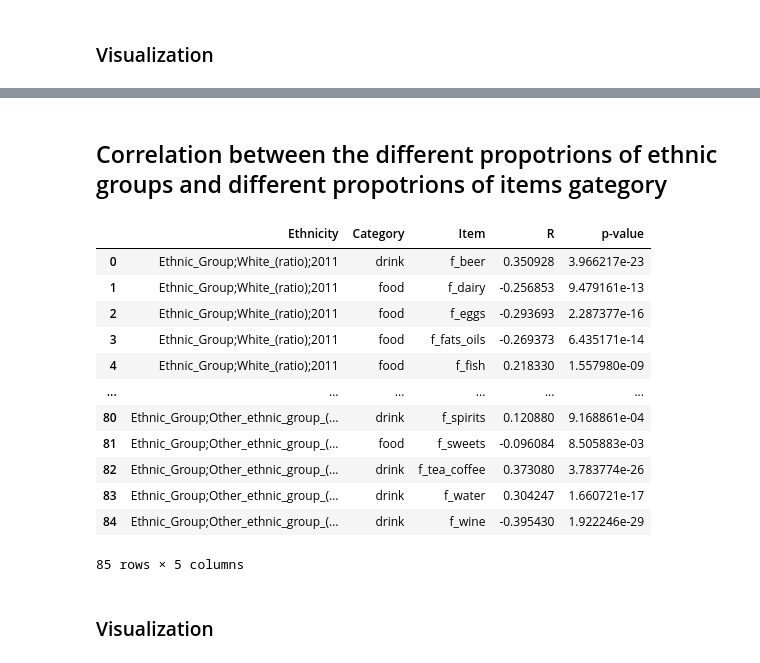
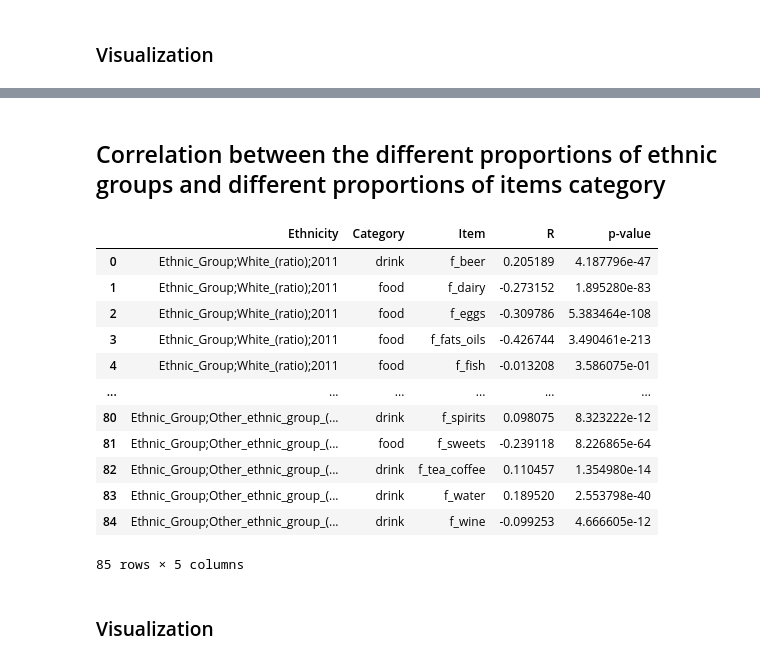
Before and after one commit to epfl-ada/ada-2020-project-milestone-p3-p3_enchiladas, a Jupyter notebook: proj_NB.ipynb, the cells around one changed output, grey strips where cells are left out. Saved outputs shown, nothing was run; the diff lists cells and outputs as text; code cells hidden in the pictures.

```diff
--- a/proj_NB.ipynb
+++ b/proj_NB.ipynb
@@ -212,6 +211,9 @@ def compute_entropies(df, f_col_list):
     n_col = len(f_col_list)
 
     h_df = pd.DataFrame()
+
+    if np.any(f_df > 1):
+        f_df = f_df.div(f_df.sum(axis=1), axis=0)
 
     # compute intermediates values inside the sum of eq (12)
     for col in f_df.columns:
@@ -339,15 +339,16 @@ plt.show()
 # %% [markdown]
 ## Correlation between the different proportions of ethnic groups and h_food_norm, h_drink_norm
 # %%
-f_ethnicity_idx_lo = repr_df.columns.get_loc('Ethnic_Group;White_(ratio);2011')
-f_ethnicity_idx_hi = repr_df.columns.get_loc('Ethnic_Group;Other_ethnic_group_(ratio);2011')+1
+f_ethnicity_idx_lo = full_df.columns.get_loc('Ethnic_Group;White_(ratio);2011')
+f_ethnicity_idx_hi = full_df.columns.get_loc('Ethnic_Group;Other_ethnic_group_(ratio);2011')+1
 
 # list containing the name of the ethnic groups
-ethnicity_col = np.array(repr_df.columns[f_ethnicity_idx_lo:f_ethnicity_idx_hi])
+ethnicity_col = np.array(full_df.columns[f_ethnicity_idx_lo:f_ethnicity_idx_hi])
 n_ethnicity = ethnicity_col.shape[0]
 
 # list containing the name of the item categories (food or drink)
-category_col = np.array(['food',
+category_col = np.array(['items',
+                         'food',
                          'drink'])
 n_category = category_col.shape[0]
 
@@ -357,13 +358,14 @@ category_col = np.tile(category_col, n_ethnicity)
 
 # list containing the values of the ethnic group representations
 f_ethnicities = []
-for col in repr_df.iloc[:, f_ethnicity_idx_lo:f_ethnicity_idx_hi].columns:
-    f_ethnicities.append(repr_df[col].values)
+for col in full_df.iloc[:, f_ethnicity_idx_lo:f_ethnicity_idx_hi].columns:
+    f_ethnicities.append(full_df[col].values)
 
 # list containing the values of items entropy for food and drink
-h_items_food = repr_df['h_items_food_norm'].values
-h_items_drink = repr_df['h_items_drink_norm'].values
-h_item_categories = [h_items_food, h_items_drink]
+h_items = full_df['h_items_norm'].values
+h_items_food = full_df['h_items_food_norm'].values
+h_items_drink = full_df['h_items_drink_norm'].values
+h_item_categories = [h_items, h_items_food, h_items_drink]
 
 # compute the correlation and their p-values
 R_col = []
@@ -418,16 +426,16 @@ plt.xticks(rotation=90 )
 # %% [markdown]
-## Correlation between the different propotrions of ethnic groups and different propotrions of items gategory
+## Correlation between the different proportions of ethnic groups and different proportions of items category
 # %%
 # list containing names of the different products proportions
-f_items_idx_lo = repr_df.columns.get_loc('f_beer')
-f_items_idx_hi = repr_df.columns.get_loc('f_wine')+1
-item_col = np.array(repr_df.columns[f_items_idx_lo:f_items_idx_hi]) # list containing name of the columns
+f_items_idx_lo = full_df.columns.get_loc('f_beer')
+f_items_idx_hi = full_df.columns.get_loc('f_wine')+1
+item_col = np.array(full_df.columns[f_items_idx_lo:f_items_idx_hi]) # list containing name of the columns
 n_item = item_col.shape[0]
 
 # list containing names of the different ethnic groups
-f_ethnicity_idx_lo = repr_df.columns.get_loc('Ethnic_Group;White_(ratio);2011')
-f_ethnicity_idx_hi = repr_df.columns.get_loc('Ethnic_Group;Other_ethnic_group_(ratio);2011')+1
-ethnicity_col = np.array(repr_df.columns[f_ethnicity_idx_lo:f_ethnicity_idx_hi]) # list containing name of the columns
+f_ethnicity_idx_lo = full_df.columns.get_loc('Ethnic_Group;White_(ratio);2011')
+f_ethnicity_idx_hi = full_df.columns.get_loc('Ethnic_Group;Other_ethnic_group_(ratio);2011')+1
+ethnicity_col = np.array(full_df.columns[f_ethnicity_idx_lo:f_ethnicity_idx_hi]) # list containing name of the columns
 n_ethnicity = ethnicity_col.shape[0]
 
 # repeat elements to get good format
@@ -436,12 +444,12 @@ ethnicity_col = np.repeat(ethnicity_col, n_item)
 
 
 f_items = []
-for col in repr_df.iloc[:, f_items_idx_lo:f_items_idx_hi].columns:
-    f_items.append(repr_df[col].values)
+for col in full_df.iloc[:, f_items_idx_lo:f_items_idx_hi].columns:
+    f_items.append(full_df[col].values)
 
 f_ethnicities = []
-for col in repr_df.iloc[:, f_ethnicity_idx_lo:f_ethnicity_idx_hi].columns:
-    f_ethnicities.append(repr_df[col].values)
+for col in full_df.iloc[:, f_ethnicity_idx_lo:f_ethnicity_idx_hi].columns:
+    f_ethnicities.append(full_df[col].values)
 
 R_col = []
 p_col = []
@@ -463,44 +471,44 @@ ff_corr_df = pd.DataFrame(data = d)
 def is_food_or_drink(Item):
 
     food_list = set(['f_dairy',
                      'f_eggs',
                      'f_fats_oils',
                      'f_fish',
                      'f_fruit_veg',
                      'f_grains',
                      'f_meat_red',
                      'f_poultry',
                      'f_readymade',
                      'f_sauces',
                      'f_sweets'])
 
     drink_list = set(['f_beer',
                       'f_soft_drinks',
                       'f_spirits',
                       'f_tea_coffee',
                       'f_water',
                       'f_wine'])
 
     if Item in food_list :
         return "food"
     elif Item in drink_list :
         return "drink"
 
 ff_corr_df.insert(1, 'Category', ff_corr_df['Item'].apply(is_food_or_drink), True)
 ff_corr_df
 # %% [output]
 |  | Ethnicity | Category | Item | R | p-value |
-| 0 | Ethnic_Group;White_(ratio);2011 | drink | f_beer | 0.350928 | 3.966217e-23 |
-| 1 | Ethnic_Group;White_(ratio);2011 | food | f_dairy | -0.256853 | 9.479161e-13 |
-| 2 | Ethnic_Group;White_(ratio);2011 | food | f_eggs | -0.293693 | 2.287377e-16 |
-| 3 | Ethnic_Group;White_(ratio);2011 | food | f_fats_oils | -0.269373 | 6.435171e-14 |
-| 4 | Ethnic_Group;White_(ratio);2011 | food | f_fish | 0.218330 | 1.557980e-09 |
+| 0 | Ethnic_Group;White_(ratio);2011 | drink | f_beer | 0.205189 | 4.187796e-47 |
+| 1 | Ethnic_Group;White_(ratio);2011 | food | f_dairy | -0.273152 | 1.895280e-83 |
+| 2 | Ethnic_Group;White_(ratio);2011 | food | f_eggs | -0.309786 | 5.383464e-108 |
+| 3 | Ethnic_Group;White_(ratio);2011 | food | f_fats_oils | -0.426744 | 3.490461e-213 |
+| 4 | Ethnic_Group;White_(ratio);2011 | food | f_fish | -0.013208 | 3.586075e-01 |
 | ... | ... | ... | ... | ... | ... |
-| 80 | Ethnic_Group;Other_ethnic_group_(... | drink | f_spirits | 0.120880 | 9.168861e-04 |
-| 81 | Ethnic_Group;Other_ethnic_group_(... | food | f_sweets | -0.096084 | 8.505883e-03 |
-| 82 | Ethnic_Group;Other_ethnic_group_(... | drink | f_tea_coffee | 0.373080 | 3.783774e-26 |
-| 83 | Ethnic_Group;Other_ethnic_group_(... | drink | f_water | 0.304247 | 1.660721e-17 |
-| 84 | Ethnic_Group;Other_ethnic_group_(... | drink | f_wine | -0.395430 | 1.922246e-29 |
+| 80 | Ethnic_Group;Other_ethnic_group_(... | drink | f_spirits | 0.098075 | 8.323222e-12 |
+| 81 | Ethnic_Group;Other_ethnic_group_(... | food | f_sweets | -0.239118 | 8.226865e-64 |
+| 82 | Ethnic_Group;Other_ethnic_group_(... | drink | f_tea_coffee | 0.110457 | 1.354980e-14 |
+| 83 | Ethnic_Group;Other_ethnic_group_(... | drink | f_water | 0.189520 | 2.553798e-40 |
+| 84 | Ethnic_Group;Other_ethnic_group_(... | drink | f_wine | -0.099253 | 4.666605e-12 |
 85 rows × 5 columns
 # %% [markdown]
 ### Visualization
```
Also changed, not shown: parts of 87 cells of this notebook.
